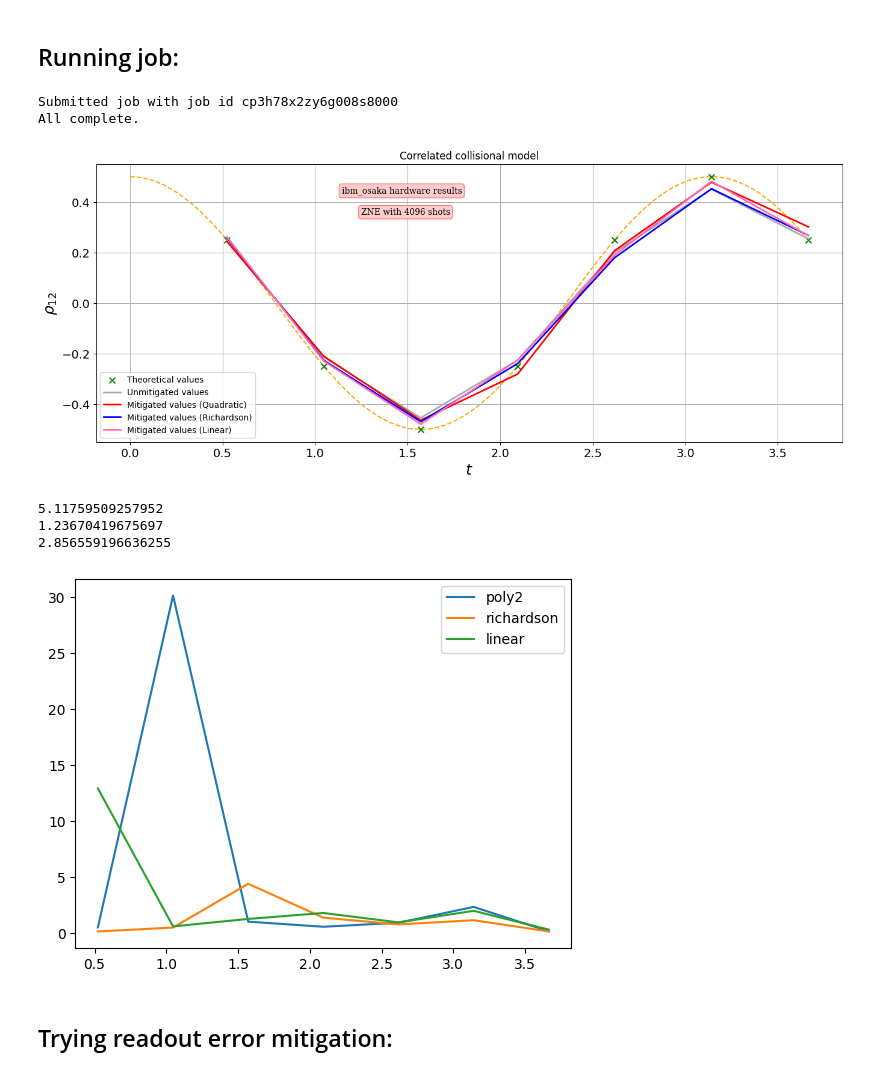
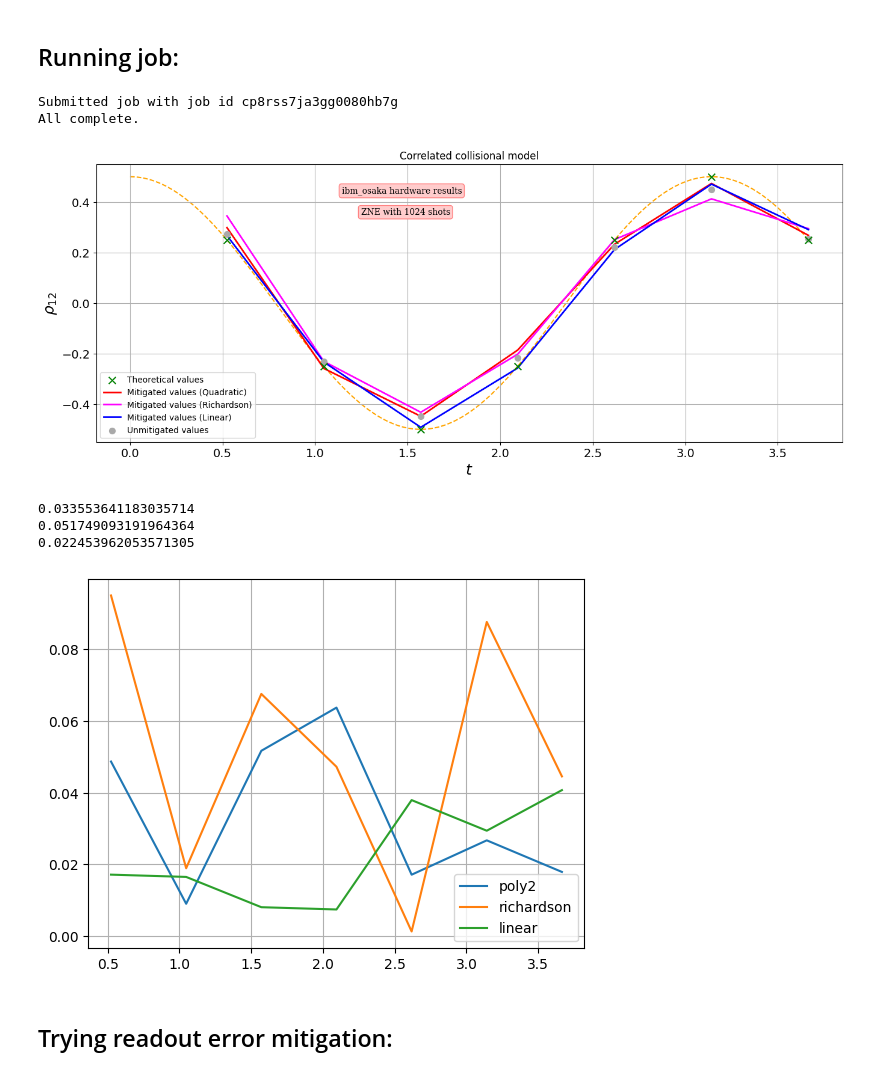
Before and after one commit to JessicaJohnBritto/QOSF_Cohort6, a Jupyter notebook: Results_from_paper/testing_victor/Collisional/collisional.ipynb, the cells around one changed output. Drawn from its saved outputs; the diff is of its cells as text; code cells hidden in the pictures.

```diff
--- a/Results_from_paper/testing_victor/Collisional/collisional.ipynb
+++ b/Results_from_paper/testing_victor/Collisional/collisional.ipynb
@@ -127,5 +127,5 @@ plt.show()
 # %%
-initial_layout = [0,1,2]
+initial_layout = [0,2,1]
 # %%
 scale_factors = [1,3,5,7]
 # %%
@@ -202,14 +216,14 @@ plt.show()
 # %% [markdown]
 <h2>Running job:</h2>
 # %%
-with open('./Jobs/8_victor_osaka_mapping_[0 1 2]_4096_shots_23_12.txt','x') as job_id_file:
+with open('./Jobs/16_victor_15_collisions_kyoto_mapping_[0 2 1]_1024_shots_31_12.txt','x') as job_id_file:
         job = backend.run(circ_list,shots=repcnt)   #Run job
         job_id_file.write(job.job_id()+'\n')    #Write to file
         print('Submitted job with job id '+job.job_id())
 
 print('All complete.')
 # %% [output]
-Submitted job with job id cp3h78x2zy6g008s8000
+Submitted job with job id cp8rss7ja3gg0080hb7g
 All complete.
 # %%
 def return_counts(job_id,sf):
@@ -256,9 +270,9 @@ def mitigate(scale_factors,exp_vals,extrapolation_method):
         raise ValueError('Unrecogized extrapolation method')
 # %%
 def improvement_factor(unmit,mit,theory):
-    return np.abs((theory-unmit)/(theory-mit))
+    return np.abs((theory-mit)) #(theory-unmit)/
 # %%
-job_id = 'cp3h78x2zy6g008s8000'
+job_id = 'cp3gz4mja3gg0085t8j0'
 res = return_counts_scaled(job_id,7,len(scale_factors),repcnt)
 # %%
 res_mit_poly2 = np.array([mitigate(scale_factors,exp_vals,'poly2') for exp_vals in res])
@@ -277,11 +291,13 @@ t_pl = (np.array(list(range(1,7+1)))*tau)
 x_ax = np.linspace(0,t_pl[-1],num=1000)
 plt.figure(figsize=(16,6))
 plt.plot(x_ax,corrfunc(x_ax),linestyle='--',c='orange',zorder=0)
-plt.scatter(t_pl,corrfunc(t_pl),s=50,label='Theoretical values',marker='x',c='green',zorder=1)
-plt.plot(t_pl,res_unmit,label='Unmitigated values',c='darkgrey',zorder=2,linewidth = 2)
+plt.scatter(t_pl,corrfunc(t_pl),s=70,label='Theoretical values',marker='x',c='green',zorder=5)
+
+#plt.plot(t_pl,res_unmit,label='Unmitigated values',c='darkgrey',zorder=2,linewidth = 2)
 plt.plot(t_pl,res_mit_poly2,label='Mitigated values (Quadratic)',c='red',zorder=3, linewidth = 2)
-plt.plot(t_pl,res_mit_richardson,label='Mitigated values (Richardson)',c='blue',zorder=3, linewidth = 2)
-plt.plot(t_pl,res_mit_linear,label='Mitigated values (Linear)',c='hotpink',zorder=3, linewidth = 2)
+plt.plot(t_pl,res_mit_richardson,label='Mitigated values (Richardson)',c='magenta',zorder=3, linewidth = 2)
+plt.plot(t_pl,res_mit_linear,label='Mitigated values (Linear)',c='blue',zorder=3, linewidth = 2)
+plt.scatter(t_pl,res_unmit,s=50,label='Unmitigated values',marker='o',c='darkgrey',zorder=3)
 plt.xlabel(r'$t$',fontsize=18)
 plt.ylabel(r'$\rho_{12}$',fontsize=18)
 plt.xticks(fontsize=14)
@@ -293,7 +309,7 @@ plt.figtext(0.38,0.8 , 'ibm_osaka hardware results',  bbox=dict(boxstyle="round"
                    fc=(1., 0.8, 0.8),
                    ), fontdict=font)
 
-plt.figtext(0.4,0.74 , 'ZNE with 4096 shots',  bbox=dict(boxstyle="round",
+plt.figtext(0.4,0.74 , 'ZNE with 1024 shots',  bbox=dict(boxstyle="round",
                    ec=(1., 0.5, 0.5),
                    fc=(1., 0.8, 0.8),
                    ), fontdict=font)
@@ -302,28 +318,29 @@ plt.figtext(0.4,0.74 , 'ZNE with 4096 shots',  bbox=dict(boxstyle="round",
 plt.grid()
 plt.legend(fontsize=10)
 #plt.gcf().set_size_inches((12.8,4.8))
-#plt.savefig("collisional_correlated_osaka_new_mapping_4096_shots.pdf", bbox_inches='tight', dpi = 400)
+plt.savefig("collisional_correlated_osaka_1024_shots_final.pdf", bbox_inches='tight', dpi = 400)
 plt.show()
 # %% [output]
-[figure, old version]
+[figure, new version]
 # %%
 theory = corrfunc(t_pl)
 if_poly2 = improvement_factor(res_unmit,res_mit_poly2,theory)
 if_richardson = improvement_factor(res_unmit,res_mit_richardson,theory)
 if_linear = improvement_factor(res_unmit,res_mit_linear,theory)
 print(np.mean(if_poly2))
 print(np.mean(if_richardson))
 print(np.mean(if_linear))
 plt.plot(t_pl,if_poly2,label='poly2')
 plt.plot(t_pl,if_richardson,label='richardson')
 plt.plot(t_pl,if_linear,label='linear')
+plt.grid()
 plt.legend()
 plt.show()
 # %% [output]
-5.11759509257952
-1.23670419675697
-2.856559196636255
+0.033553641183035714
+0.051749093191964364
+0.022453962053571305
-[figure, old version]
+[figure, new version]
 # %% [markdown]
 <h2>Trying readout error mitigation:</h2>
 # %%
```
Also changed, not shown: parts of 9 cells of this notebook, 3 other files.
